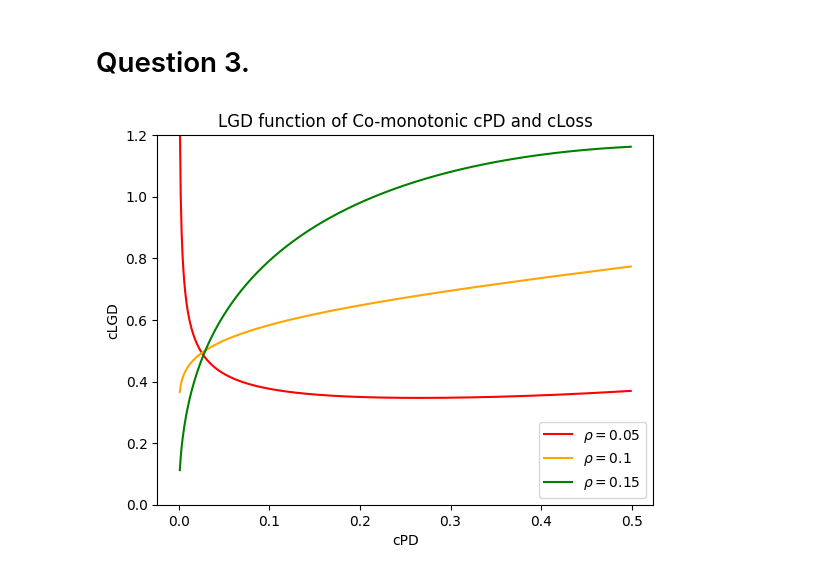
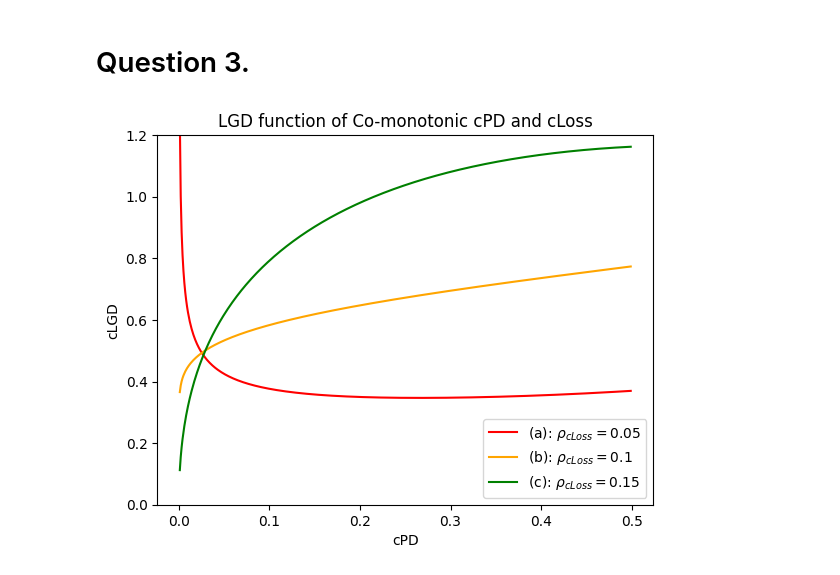
Before and after one commit to kwhyun97/Portfolio-Credit-Risk, a Jupyter notebook: Assignment/Assignment 4/Assignment_4_Code_Ki_Hyun.ipynb, the cells around one changed output. Drawn from its saved outputs; the diff is of its cells as text; code cells hidden in the pictures.

```diff
--- a/Assignment/Assignment 4/Assignment_4_Code_Ki_Hyun.ipynb
+++ b/Assignment/Assignment 4/Assignment_4_Code_Ki_Hyun.ipynb
@@ -89,27 +89,27 @@ for rho in rhos:
 # %%
 # Create a figure and axis
 fig, ax = plt.subplots()
 
 # Plot the data for a = -1
-ax.plot(cPDs_2, cLGDs_2[0], color='red', label = r'$\rho = 0.05$')
+ax.plot(cPDs_2, cLGDs_2[0], color='red', label = r'(a): $\rho_{cLoss} = 0.05$')
 
 # Plot the data for a = 0
-ax.plot(cPDs_2, cLGDs_2[1], color='orange', label = r'$\rho = 0.1$')
+ax.plot(cPDs_2, cLGDs_2[1], color='orange', label = r'(b): $\rho_{cLoss} = 0.1$')
 
 # Plot the data for a = 1
-ax.plot(cPDs_2, cLGDs_2[2], color='green', label = r'$\rho = 0.15$')
+ax.plot(cPDs_2, cLGDs_2[2], color='green', label = r'(c): $\rho_{cLoss} = 0.15$')
 
 # Add labels and title
 ax.set_ylabel('cLGD')
 ax.set_xlabel('cPD')
 ax.set_title("LGD function of Co-monotonic cPD and cLoss")
 ax.legend()
 
 # Set the limits of the vertical axis to the unit box
 ax.set_ylim(0, 1.2)
 
 # Show the plot
 plt.show()
 None
 # %% [output]
-[figure, old version]
+[figure, new version]
```
Also changed, not shown: 3 other files.
